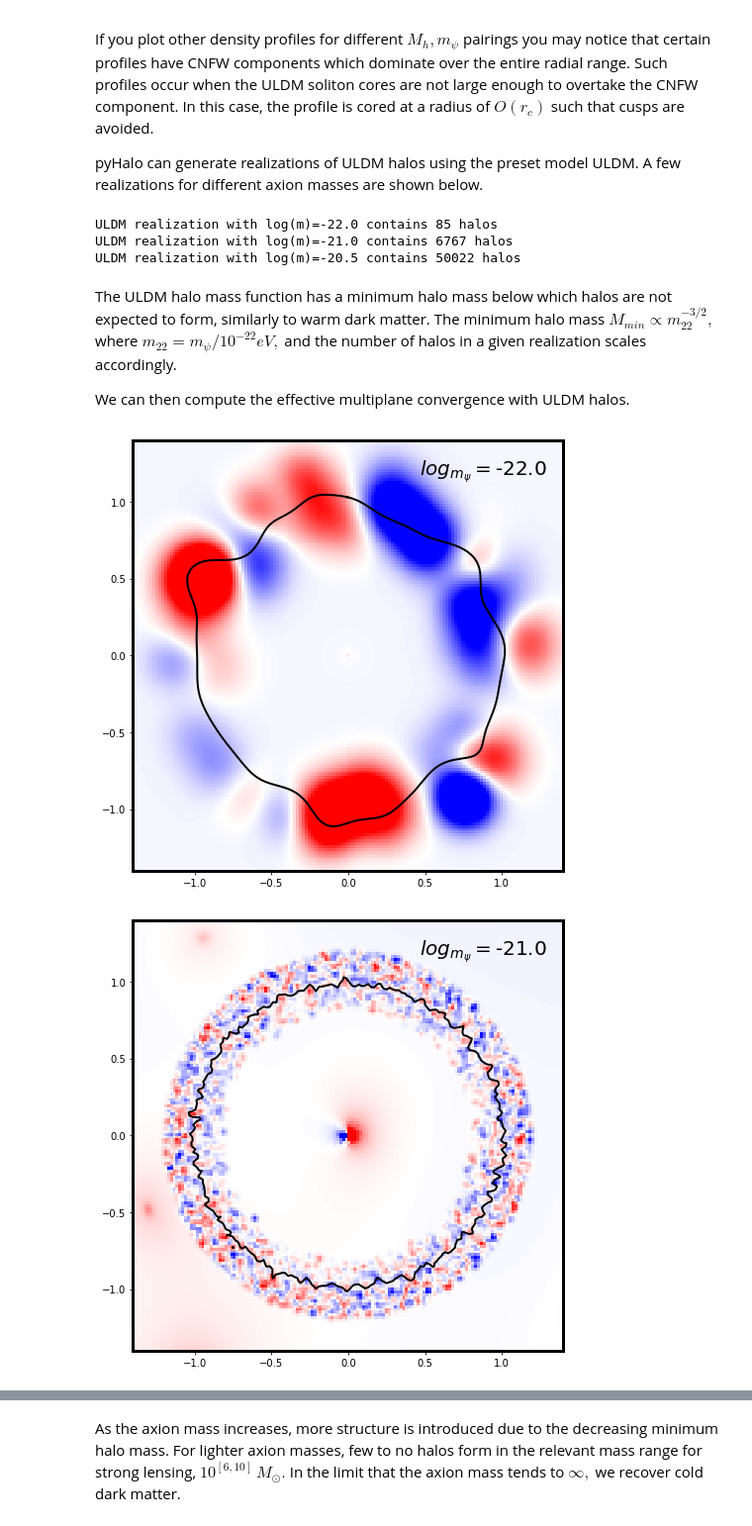
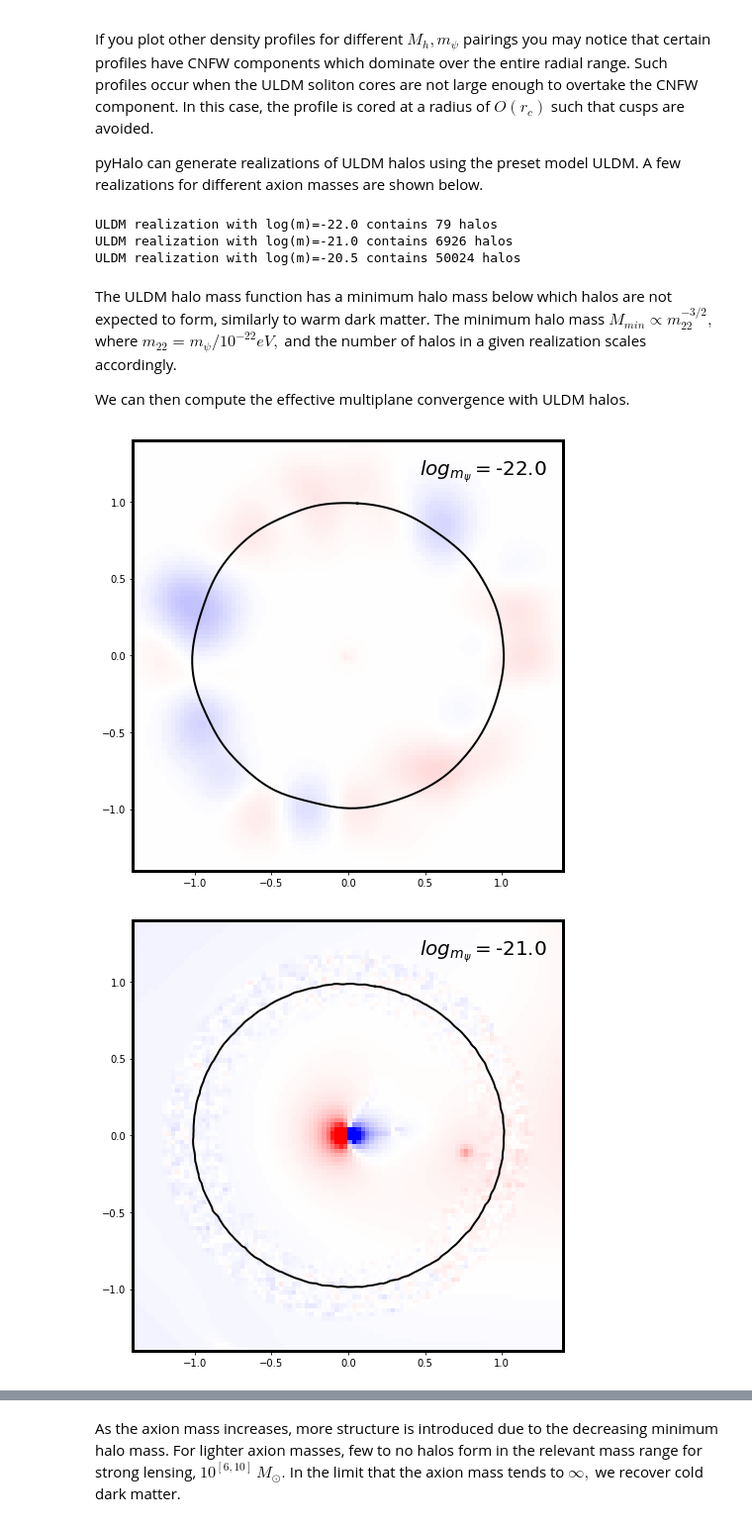
Before and after one commit to dangilman/pyHalo, a Jupyter notebook: example_notebooks/ultra_light_dark_matter.ipynb, the cells around one changed output, grey strips where cells are left out. Shown at 99% size. Saved outputs shown, nothing was run; the diff lists cells and outputs as text; code cells hidden in the pictures.

```diff
--- a/example_notebooks/ultra_light_dark_matter.ipynb
+++ b/example_notebooks/ultra_light_dark_matter.ipynb
@@ -32,7 +32,7 @@ profile_args = [{'log10_m_uldm': log10_m_uldm,
                  'uldm_plaw': 1/3,
                  'scale_nfw':False,
                  'evaluate_mc_at_zlens':True,
-                 'c_scatter':False} for log10_m_uldm in [-22,-21.5,-21]] # a few axion masses
+                 'c_scatter':False} for log10_m_uldm in [-22,-21.,-19.5]] # a few axion masses
 
 # Don't worry about the 'uldm_plaw' parameter, you will not have to specify it when creating ULDM realizations
 # The 'scale_nfw' parameter specifies whether or not to rescale alpha_Rs (improves mass accuracy)
@@ -146,16 +146,16 @@ realizationsULDM = [ULDM(zlens, zsource,
                        log10_m_uldm=log10_m_uldm, uldm_plaw=uldm_plaw,
                          flucs_shape='ring',
                          flucs_args={'angle': 0.0, 'rmin': 0.8, 'rmax': 1.2},
-                         scale_nfw=scale_nfw, log10_fluc_amplitude=-1.5)
+                         scale_nfw=scale_nfw, log10_fluc_amplitude=-2.5)
                    for log10_m_uldm in log10_m_uldms]
 
 for i in range(len(log10_m_uldms)):
-    print(r'ULDM realization with log(m)=%s contains %s halos'
+    print(r'ULDM realization with log(m)=%s contains %s structures'
           % (log10_m_uldms[i], len(realizationsULDM[i].halos)))
 # %% [output]
-ULDM realization with log(m)=-22.0 contains 85 halos
-ULDM realization with log(m)=-21.0 contains 6767 halos
-ULDM realization with log(m)=-20.5 contains 50022 halos
+ULDM realization with log(m)=-22.0 contains 79 halos
+ULDM realization with log(m)=-21.0 contains 6926 halos
+ULDM realization with log(m)=-20.5 contains 50024 halos
 # %% [markdown]
 The ULDM halo mass function has a minimum halo mass below which halos are not expected to form, similarly to warm dark matter. The minimum halo mass $M_{min}\propto m_{22}^{-3/2},$ where $m_{22}=m_{\psi}/10^{-22} eV,$ and the number of halos in a given realization scales accordingly.
 
@@ -169,7 +169,7 @@ for i in range(len(log10_m_uldms)):
     lens_model_halos_only = LensModel(lens_model_list, zlens, zsource, lens_redshift_array,
                                       cosmo=astropy_instance, multi_plane=True)
 
-    npix = 150
+    npix = 100
     grid_size = 1.4
     _x = _y = np.linspace(-grid_size, grid_size, npix)
     xx, yy = np.meshgrid(_x, _y)
@@ -185,32 +185,32 @@ for i in range(len(log10_m_uldms)):
     kwargs_lens_full = kwargs_macromodel + kwargs_halos
 
     lens_model_full = LensModel(lens_model_list_full, zlens, zsource,
                                 lens_redshift_list_full, cosmo=astropy_instance, multi_plane=True,
                                 numerical_alpha_class=numerical_deflection_class)
     lens_model_macro = LensModel(lens_model_list_macro)
 
     kappa_full = lens_model_full.kappa(xx.ravel(), yy.ravel(), kwargs_lens_full).reshape(shape0)
     kappa_macro = lens_model_macro.kappa(xx.ravel(), yy.ravel(), kwargs_macromodel).reshape(shape0)
 
     lens_model_extension = LensModelExtensions(lens_model_full)
     grid_resolution = 0.02 # this can take a while for higher resolution computations of the critical curves
     ra_crit_list, dec_crit_list, _, _ = lens_model_extension.critical_curve_caustics(kwargs_lens_full,
                                                                     compute_window=2*grid_size,
                                                                     grid_scale=grid_resolution)
 
     fig = plt.figure(1)
     fig.set_size_inches(8,8)
     kappa_subs_nonlinear = kappa_full - kappa_macro
 
     # subtracting the mean can make halos appear more clearly
     mean = np.mean(kappa_subs_nonlinear)
     plt.imshow(kappa_subs_nonlinear - mean, vmin=-0.05, vmax=0.05, cmap='bwr', extent=[-grid_size, grid_size, -grid_size, grid_size], origin='lower')
 
     for j in range(0, len(ra_crit_list)):
         plt.plot(ra_crit_list[j], dec_crit_list[j], color='k', lw=2)
     plt.suptitle(r'$log_{m_\psi}=$%s' % log10_m_uldms[i], fontsize=20, x=0.75, y=0.85)
 
     plt.show()
 # %% [output]
-[figure, old version]
+[figure, new version]
-[figure, old version]
+[figure, new version]
```
Also changed, not shown: parts of 6 cells of this notebook, 2 other files.
